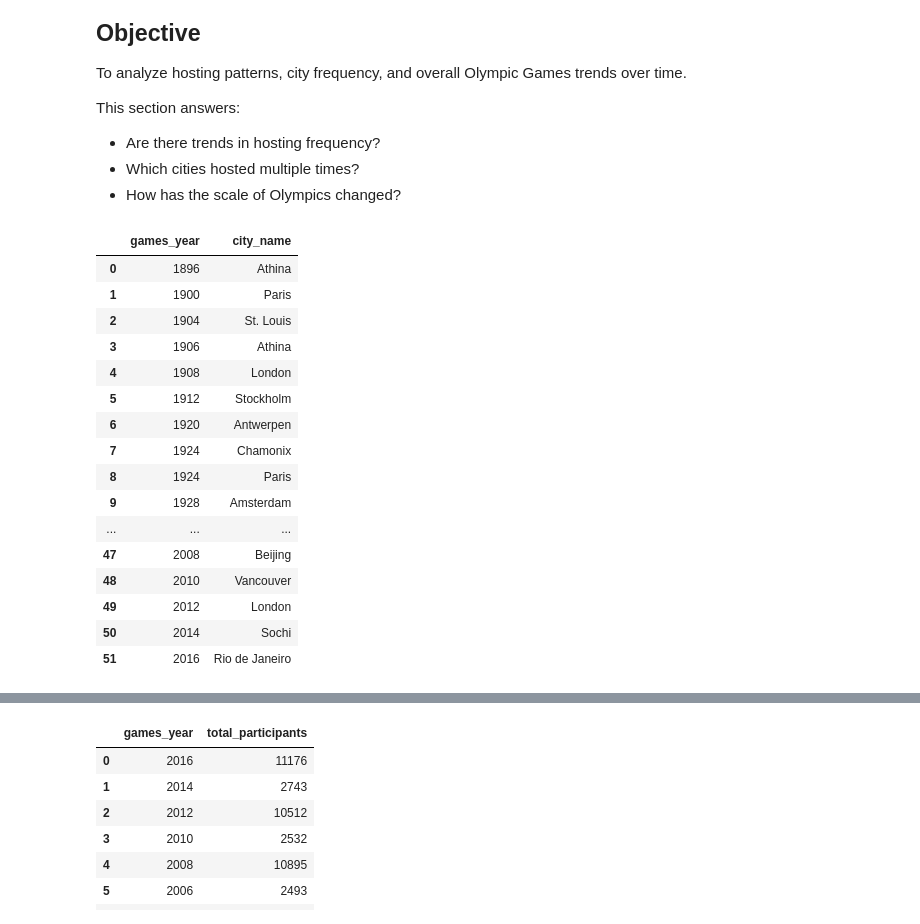
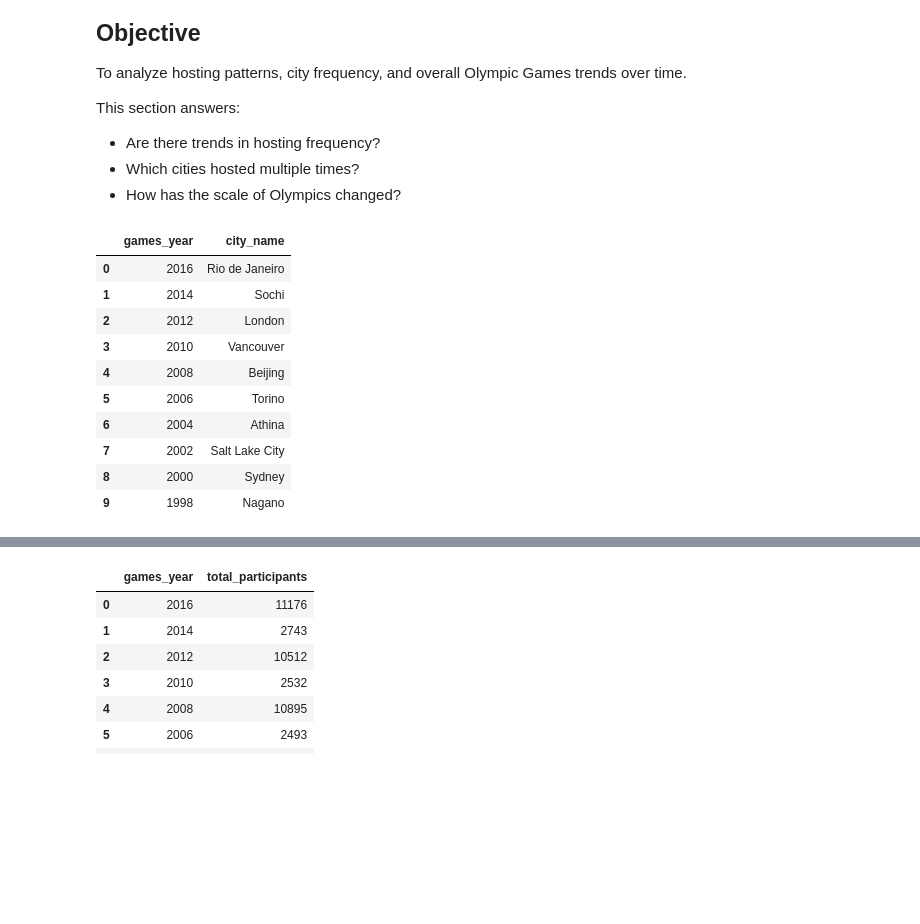
Before and after one commit to Hanish-DotCom/sports-analysis, a Jupyter notebook: notebooks/sports_analysis.ipynb, the cells around one changed output, grey strips where cells are left out. Cells and saved outputs as stored; diff of their text form; code cells hidden in the pictures; blank space fills up the shorter version.

```diff
--- a/notebooks/sports_analysis.ipynb
+++ b/notebooks/sports_analysis.ipynb
@@ -133,32 +117,27 @@ This section answers:
 # %%
 # Question 1 : Are there trends in frequency of hosting Olympic Games?
 
 connection.execute("""
 SELECT g.games_year,
        c.city_name
 FROM games g
 JOIN games_city gc ON g.id = gc.games_id
 JOIN city c ON gc.city_id = c.id
-ORDER BY g.games_year;
+ORDER BY g.games_year desc
+limit 10;
 """).df()
 # %% [output]
 |  | games_year | city_name |
-| 0 | 1896 | Athina |
-| 1 | 1900 | Paris |
-| 2 | 1904 | St. Louis |
-| 3 | 1906 | Athina |
-| 4 | 1908 | London |
-| 5 | 1912 | Stockholm |
-| 6 | 1920 | Antwerpen |
-| 7 | 1924 | Chamonix |
-| 8 | 1924 | Paris |
-| 9 | 1928 | Amsterdam |
-| ... | ... | ... |
-| 47 | 2008 | Beijing |
-| 48 | 2010 | Vancouver |
-| 49 | 2012 | London |
-| 50 | 2014 | Sochi |
-| 51 | 2016 | Rio de Janeiro |
+| 0 | 2016 | Rio de Janeiro |
+| 1 | 2014 | Sochi |
+| 2 | 2012 | London |
+| 3 | 2010 | Vancouver |
+| 4 | 2008 | Beijing |
+| 5 | 2006 | Torino |
+| 6 | 2004 | Athina |
+| 7 | 2002 | Salt Lake City |
+| 8 | 2000 | Sydney |
+| 9 | 1998 | Nagano |
 # %%
 # Q2 Which cities hosted olympics multiple times
 
```
Also changed, not shown: parts of 10 cells of this notebook.
